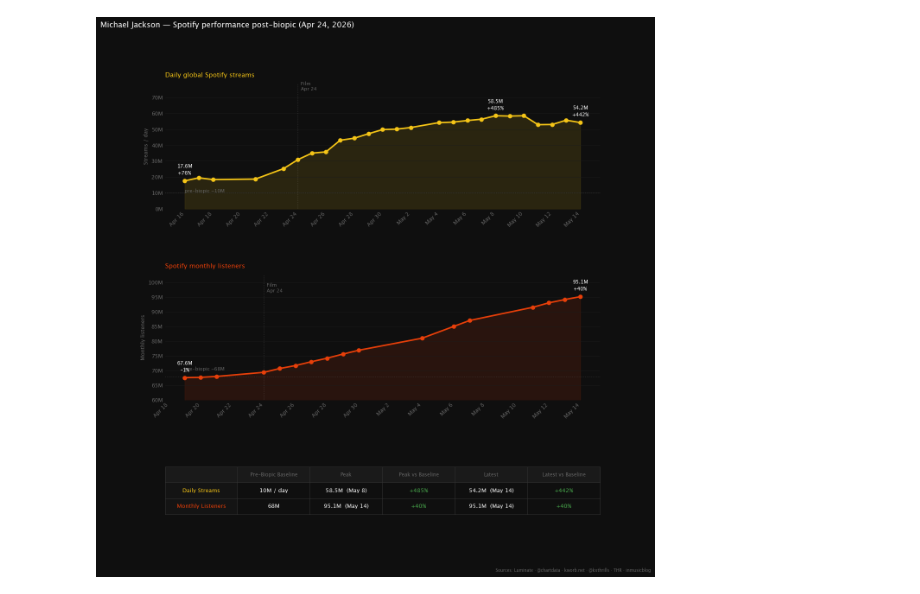
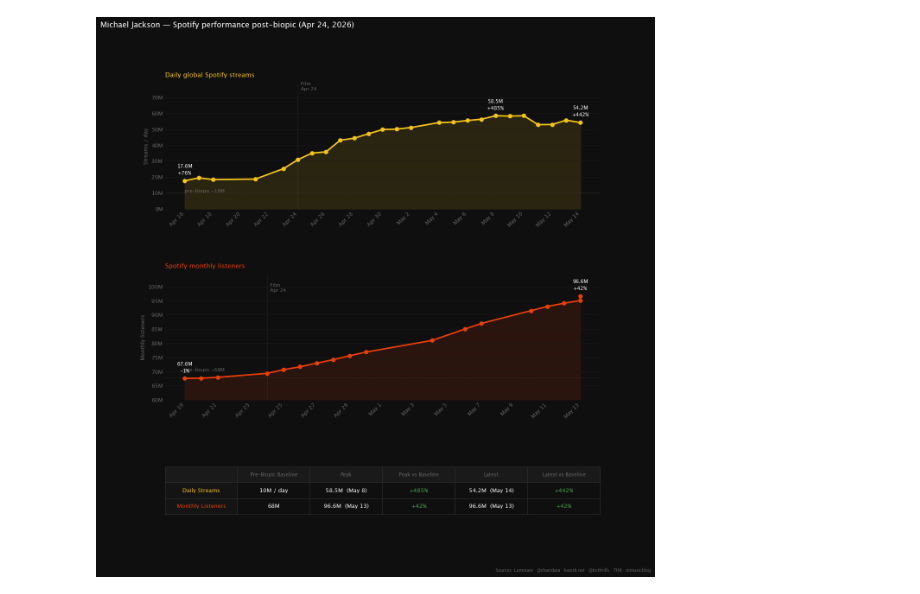
Before and after one commit to john15young/MichaelJacksonSpotifyAnalyticsPost2026MovieRelease, a Jupyter notebook: Streaming Analytics: Michael Jackson 2026 Movie.ipynb, the cells around one changed output. Cells and saved outputs as stored; diff of their text form; code cells hidden in the pictures.

```diff
--- a/Streaming Analytics: Michael Jackson 2026 Movie.ipynb
+++ b/Streaming Analytics: Michael Jackson 2026 Movie.ipynb
@@ -47,10 +47,11 @@ listeners_data = [                                # ('YYYY-MM-DD', millions)
     ('2026-05-04', 81.0),
     ('2026-05-06', 85.0),
     ('2026-05-07', 87.0),
-    ('2026-05-11', 91.5),
-    ('2026-05-12', 93.0),
-    ('2026-05-13', 94.1),
-    ('2026-05-14', 95.1),
+    ('2026-05-10', 91.5),
+    ('2026-05-11', 93.0),
+    ('2026-05-12', 94.1),
+    ('2026-05-13', 95.1),
+    ('2026-05-13', 96.6)
 ]
 # ─────────────────────────────────────────────────────────────────────────────
 
@@ -145,23 +146,23 @@ tbl = ax3.table(
     colLabels=col_labels, cellLoc='center', loc='center',
 )
 tbl.auto_set_font_size(False)
 tbl.set_fontsize(9.5)
 tbl.scale(1, 2.2)
 
 for (row, col), cell in tbl.get_celld().items():
     cell.set_facecolor(BG)
     cell.set_edgecolor('#333333')
     cell.set_linewidth(0.8)
     cell.set_text_props(color=WHITE)
     if row == 0:
         cell.set_facecolor('#1a1a1a')
         cell.set_text_props(color=MUTED, fontsize=8.5, fontweight='bold')
     if col == 0 and row > 0:
         cell.set_facecolor('#141414')
         cell.set_text_props(color=YELLOW if row == 1 else RED, fontweight='bold')
     if col in (3, 5) and row > 0:
         cell.set_text_props(color=GREEN, fontweight='bold')
 
 plt.show()
 # %% [output]
-[figure, old version]
+[figure, new version]
```
